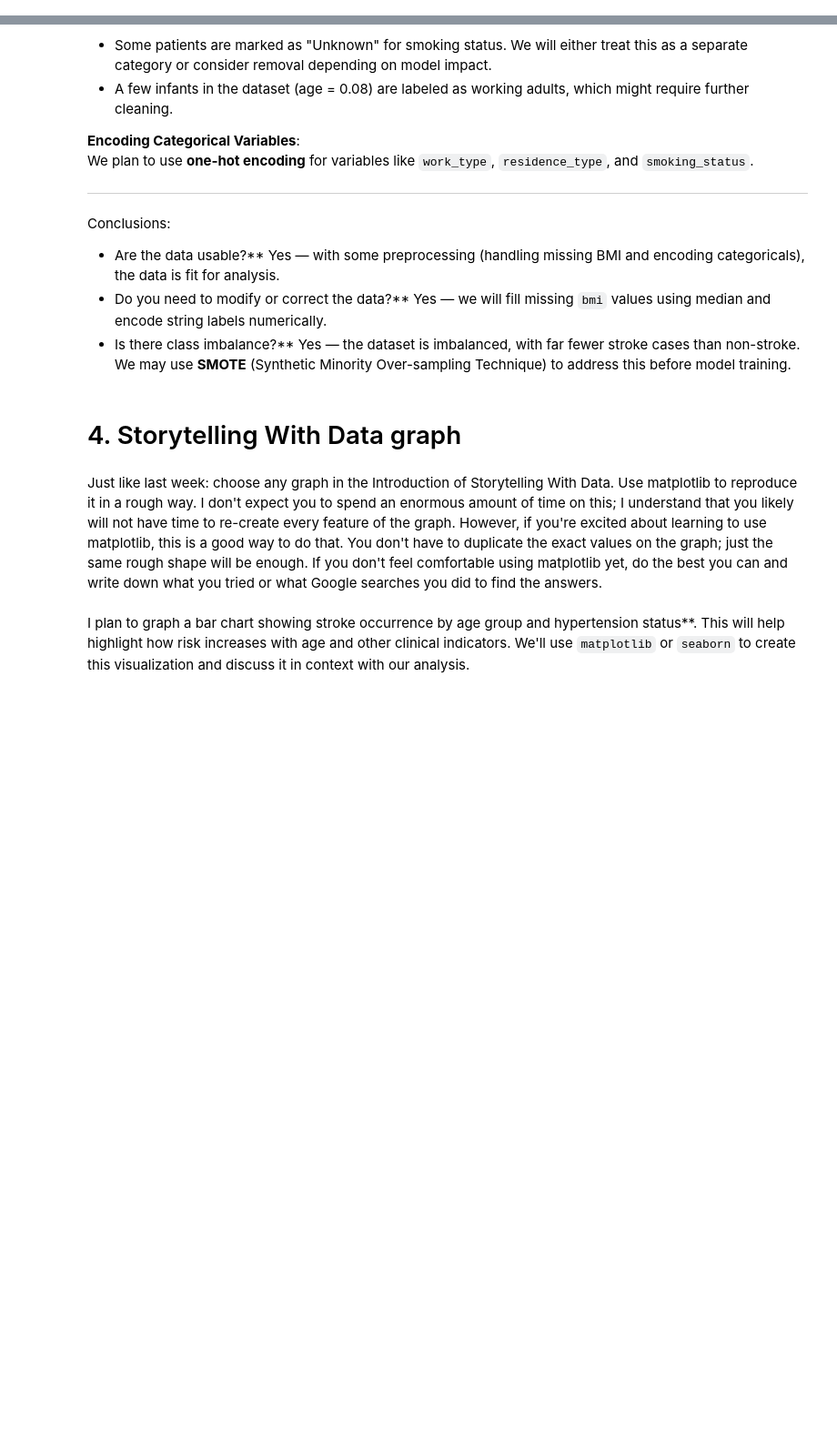
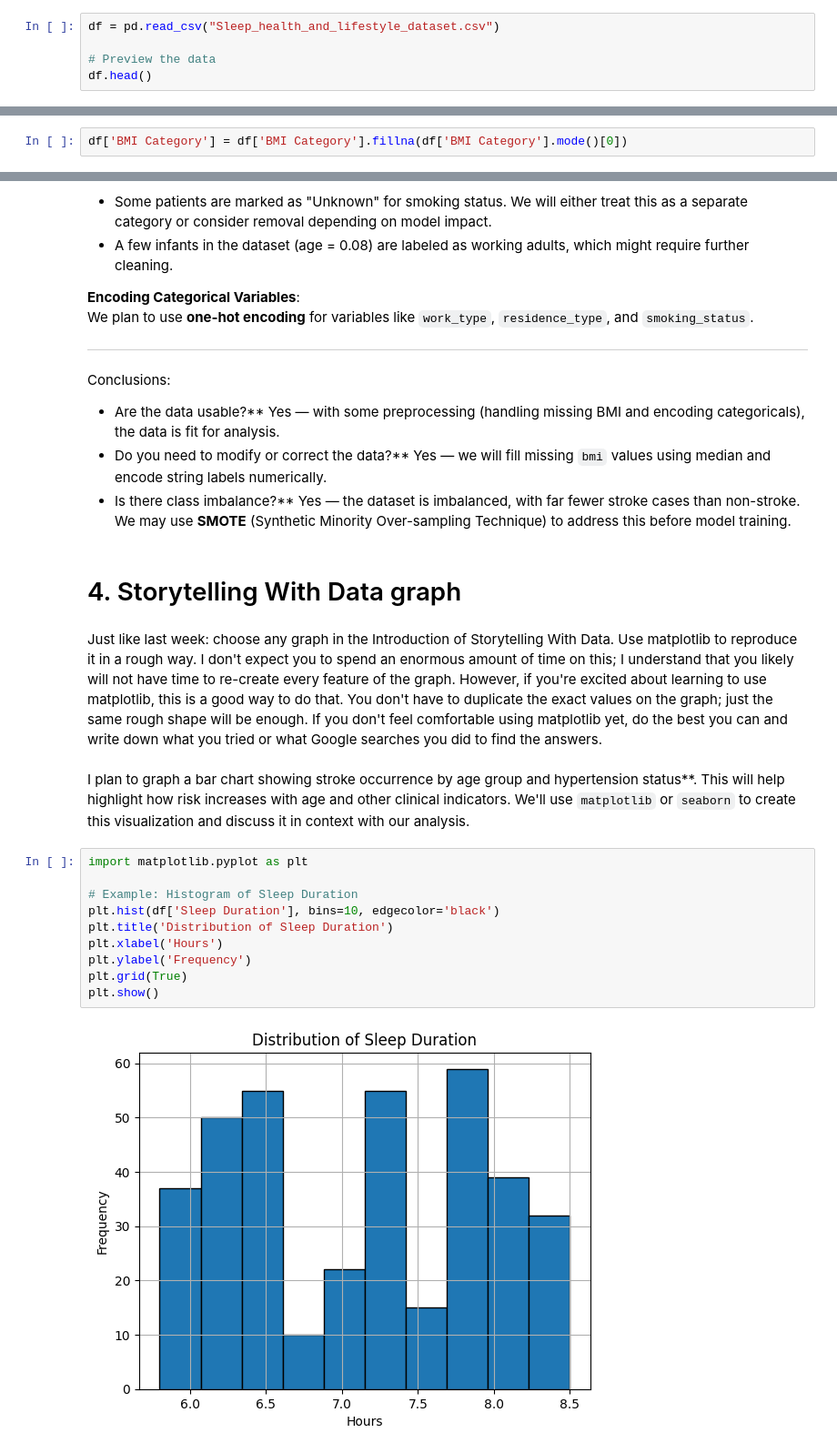
Before and after one commit to asabsovich/Module-B-semester-2, a Jupyter notebook: Week2.ipynb, the cells around one changed output, grey strips where cells are left out. Shown at 91% size. Cells and saved outputs as stored; diff of their text form; blank space fills up the shorter version.

```diff
--- a/Week2.ipynb
+++ b/Week2.ipynb
@@ -18,0 +58,5 @@ from datetime import datetime, timedelta
+# %%
+df = pd.read_csv("Sleep_health_and_lifestyle_dataset.csv")
+
+# Preview the data
+df.head()
@@ -18,0 +107,2 @@ from datetime import datetime, timedelta
+# %%
+df['BMI Category'] = df['BMI Category'].fillna(df['BMI Category'].mode()[0])
@@ -75,3 +193,15 @@ Conclusions:
 Just like last week: choose any graph in the Introduction of Storytelling With Data. Use matplotlib to reproduce it in a rough way. I don't expect you to spend an enormous amount of time on this; I understand that you likely will not have time to re-create every feature of the graph. However, if you're excited about learning to use matplotlib, this is a good way to do that. You don't have to duplicate the exact values on the graph; just the same rough shape will be enough.  If you don't feel comfortable using matplotlib yet, do the best you can and write down what you tried or what Google searches you did to find the answers.
 # %% [markdown]
 I plan to graph a bar chart showing stroke occurrence by age group and hypertension status**. This will help highlight how risk increases with age and other clinical indicators. We'll use `matplotlib` or `seaborn` to create this visualization and discuss it in context with our analysis.
+# %%
+import matplotlib.pyplot as plt
+
+# Example: Histogram of Sleep Duration
+plt.hist(df['Sleep Duration'], bins=10, edgecolor='black')
+plt.title('Distribution of Sleep Duration')
+plt.xlabel('Hours')
+plt.ylabel('Frequency')
+plt.grid(True)
+plt.show()
+# %% [output]
+[figure, added]
```
Also changed, not shown: parts of 10 cells of this notebook, 1 other file.
